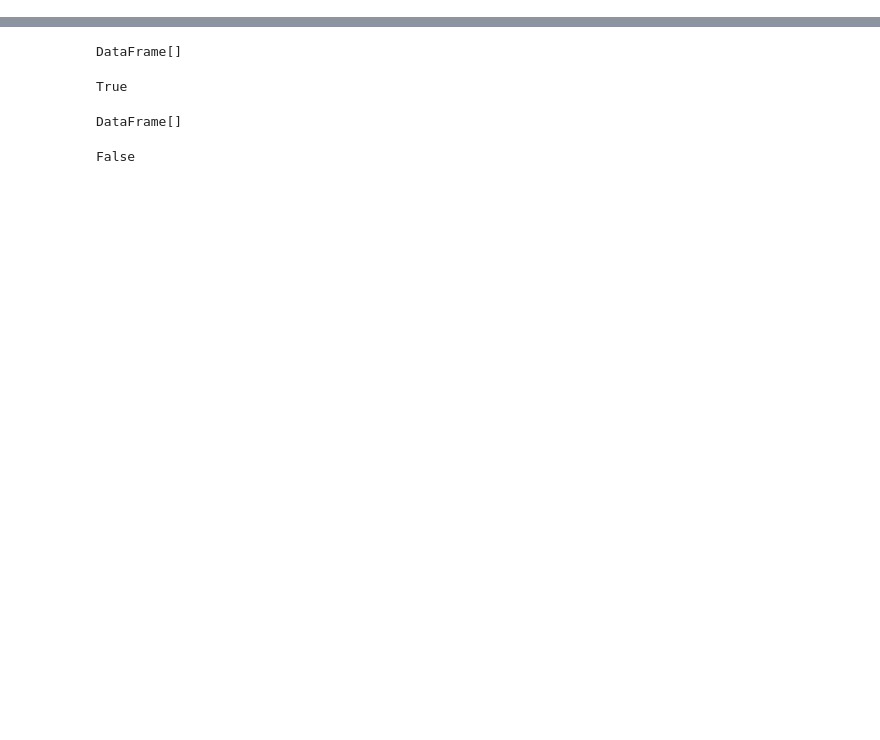
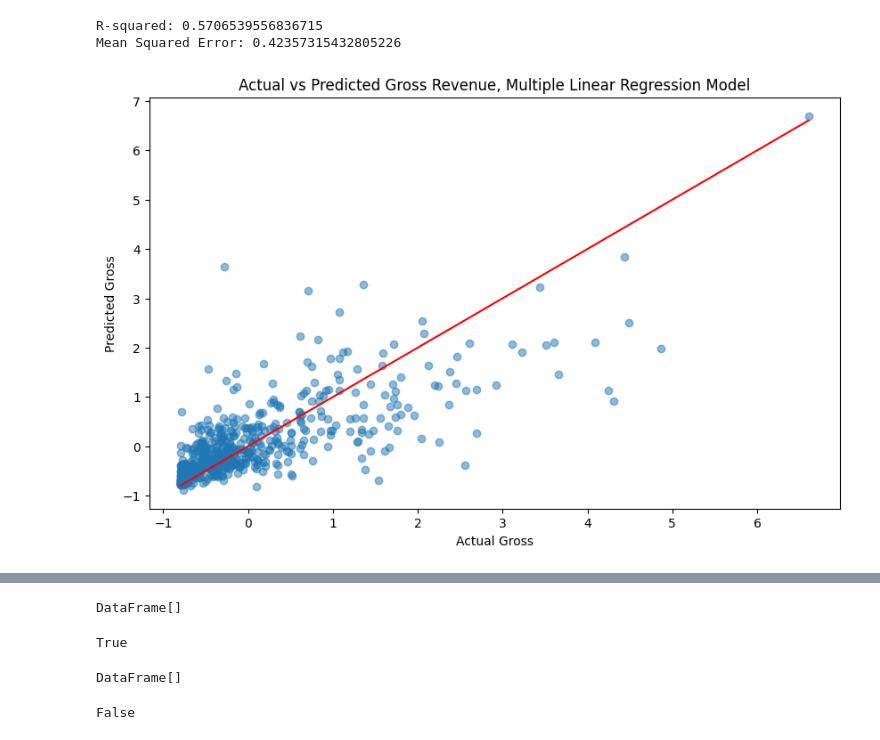
Before and after one commit to LegallyNotBlonde/Movie_Analysis, a Jupyter notebook: Notebooks/machine_learning_colab.ipynb, the cells around one changed output, grey strips where cells are left out. Saved outputs shown, nothing was run; the diff lists cells and outputs as text; code cells hidden in the pictures; blank space fills up the shorter version.

Commit message:
submitting linear regression code united with cleaning code

```diff
--- a/Notebooks/machine_learning_colab.ipynb
+++ b/Notebooks/machine_learning_colab.ipynb
@@ -218,0 +470,45 @@ root
+# %%
+# List of numerical features to be scaled
+numerical_features = ['gross', 'budget', 'actor_1_facebook_likes', 'actor_2_facebook_likes',
+                      'actor_3_facebook_likes', 'director_facebook_likes', 'duration',
+                      'num_critic_for_reviews', 'num_user_for_reviews', 'num_voted_users',
+                      'cast_total_facebook_likes', 'movie_facebook_likes']
+# Set StandardScaler as the best scaler option for Linear regression model
+scaler = StandardScaler()
+# Scale only the numerical columns
+movies_us[numerical_features] = scaler.fit_transform(movies_us[numerical_features])
+# %%
+# Set features for Multiple Linear Regression
+features = ['budget', 'duration', 'num_critic_for_reviews', 'num_user_for_reviews',
+            'actor_1_facebook_likes', 'actor_2_facebook_likes', 'actor_3_facebook_likes',
+            'director_facebook_likes', 'num_voted_users', 'cast_total_facebook_likes',
+            'movie_facebook_likes']
+X = movies_us[features]  # Independent variables
+y = movies_us['gross']   # Dependent variable
+# %%
+# Split Data into Training and Testing Sets
+X_train, X_test, y_train, y_test = train_test_split(X, y, test_size=0.2, random_state=42)
+# Thrain the Linear regression Model
+model = LinearRegression()
+model.fit(X_train, y_train)
+# Make Predictions
+y_pred = model.predict(X_test)
+# %%
+# Assess Multiple Linear Regression Model Accuracy
+r2 = r2_score(y_test, y_pred)
+mse = mean_squared_error(y_test, y_pred)
+print(f'R-squared: {r2}')
+print(f'Mean Squared Error: {mse}')
+
+# Create a Plot Showing Actual vs Predicted Gross Revenue
+plt.figure(figsize=(10, 6))
+plt.scatter(y_test, y_pred, alpha=0.5)
+plt.plot([min(y_test), max(y_test)], [min(y_test), max(y_test)], color='red')  # Perfect fit line
+plt.title('Actual vs Predicted Gross Revenue, Multiple Linear Regression Model')
+plt.xlabel('Actual Gross')
+plt.ylabel('Predicted Gross')
+plt.show()
+# %% [output]
+R-squared: 0.5706539556836715
+Mean Squared Error: 0.42357315432805226
+[figure, added]
```
Also changed, not shown: parts of 38 cells of this notebook, 3 other files.
